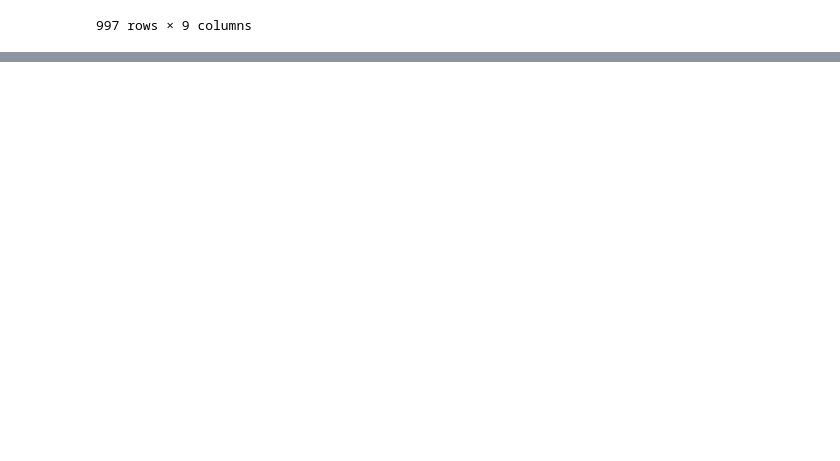
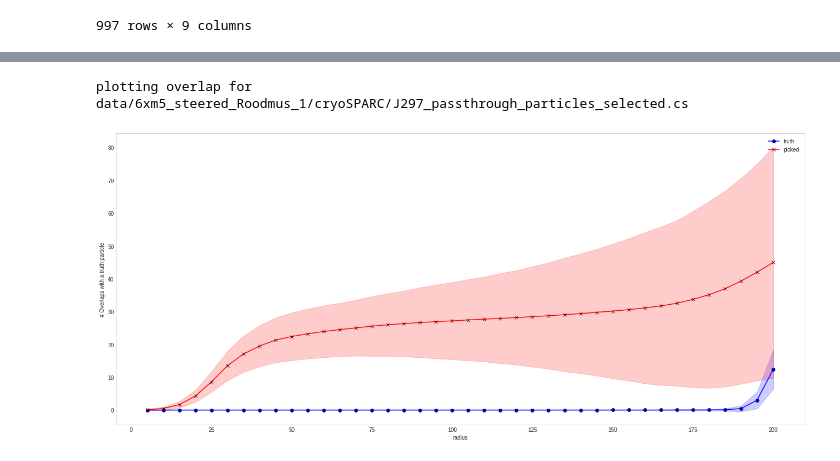
Before and after one commit to ccpem/roodmus, a Jupyter notebook: analysis.ipynb, the cells around one changed output, grey strips where cells are left out. Drawn from its saved outputs; the diff is of its cells as text; code cells hidden in the pictures; blank space fills up the shorter version.

```diff
--- a/analysis.ipynb
+++ b/analysis.ipynb
@@ -301,0 +274,3 @@ fig.tight_layout()
+# %%
+df_overlap = analysis_picking.compute_overlap(df_picked, df_truth, verbose=verbose)
+df_overlap
@@ -301,0 +291,9 @@ fig.tight_layout()
+# %%
+### plot the overlap between the picked and truth particles
+metadata_index = 1 # which metadata file to plot. If None, all metadata files are plotted
+
+metadata_filename = meta_files[metadata_index]
+fig, ax = plot_overlap_investigation(df_overlap, metadata_filename, jobtypes=jobtypes)
+# %% [output]
+plotting overlap for data/6xm5_steered_Roodmus_1/cryoSPARC/J297_passthrough_particles_selected.cs
+[figure, added]
```
Also changed, not shown: parts of 15 cells of this notebook, 4 other files.
